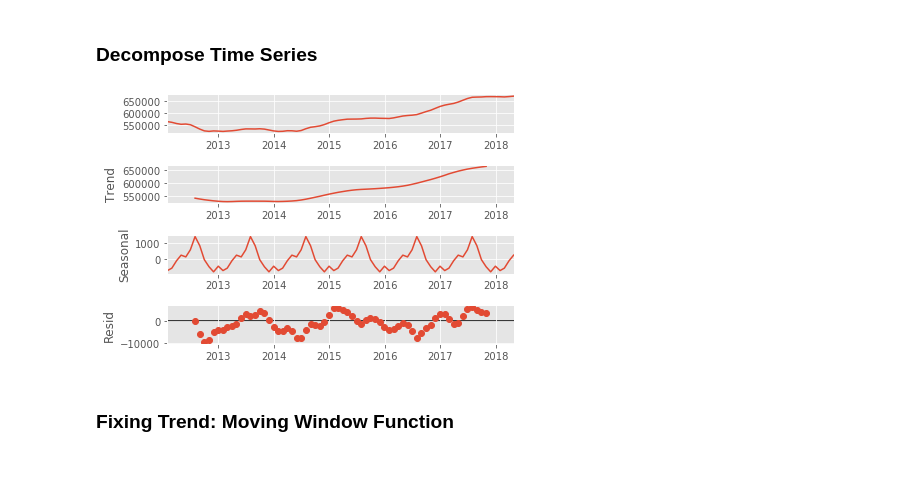
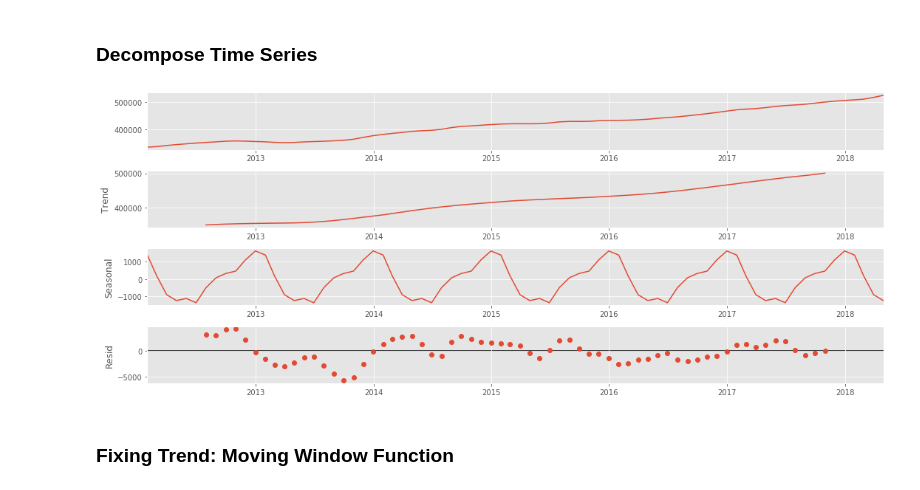
Before and after one commit to learn-co-curriculum/dsc-phase-4-project, a Jupyter notebook: time-series/PART THREE.ipynb, the cells around one changed output. Drawn from its saved outputs; the diff is of its cells as text; code cells hidden in the pictures.

```diff
--- a/time-series/PART THREE.ipynb
+++ b/time-series/PART THREE.ipynb
@@ -784,15 +824,15 @@ plt.show()
 # %% [markdown]
 ### Decompose Time Series
 # %%
-decompose_result = seasonal_decompose(four_two_seven, model="additive")
+decompose_result = seasonal_decompose(four_two_eight, model="additive")
 
 trend = decompose_result.trend
 seasonal = decompose_result.seasonal
 residual = decompose_result.resid
 
 decompose_result.plot();
 # %% [output]
-[figure, old version]
+[figure, new version]
 # %% [markdown]
 ### Fixing Trend: Moving Window Function
 # %%
```
Also changed, not shown: parts of 115 cells of this notebook, 4 other files.
